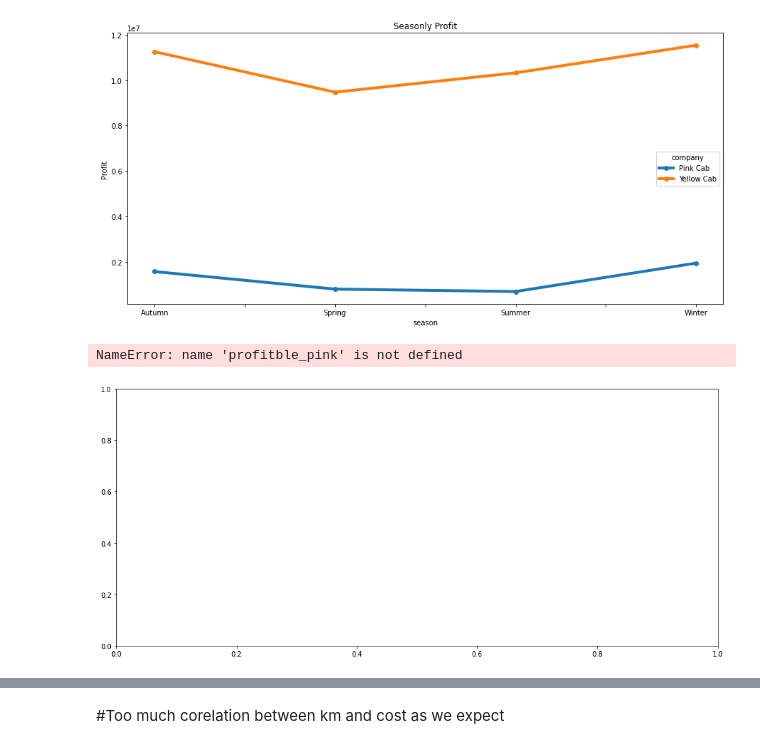
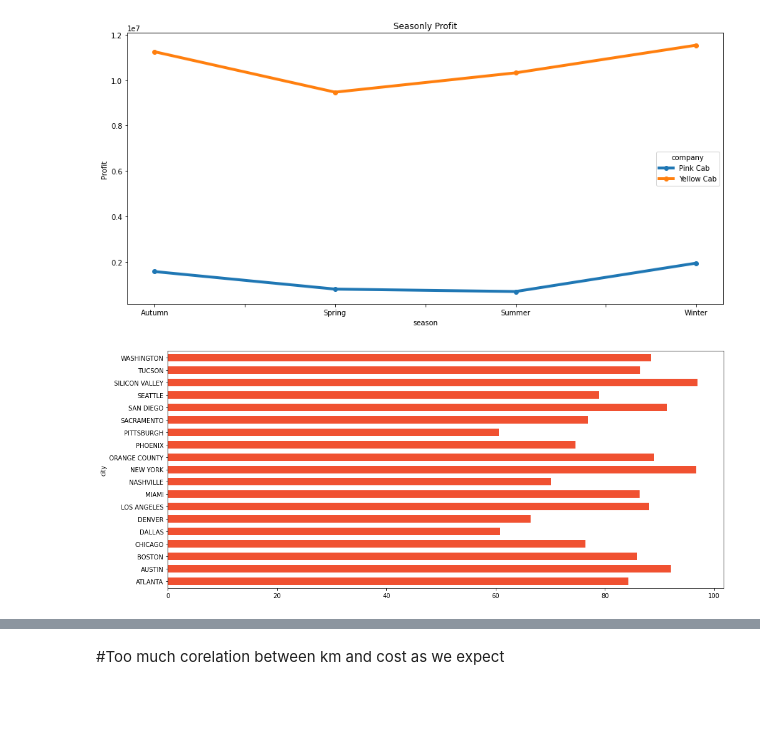
Before and after one commit to Ecevitt/Data_Glacier_Assignments, a Jupyter notebook: week-02/Eda-for-Cab_invesment.ipynb, the cells around one changed output, grey strips where cells are left out. Drawn from its saved outputs; the diff is of its cells as text; code cells hidden in the pictures; blank space fills up the shorter version.

```diff
--- a/week-02/Eda-for-Cab_invesment.ipynb
+++ b/week-02/Eda-for-Cab_invesment.ipynb
@@ -543,10 +543,9 @@ df[df["year"]!=2019].groupby(["season","company"]).sum()["profit"].unstack().plo
 [figure]
 # %%
 fig, ax = plt.subplots(figsize=(16, 7))
-profitble_pink["transaction_id"].plot(ax=ax,kind="barh",color="#f05131",width=0.6);
+profitable_pink["transaction_id"].plot(ax=ax,kind="barh",color="#f05131",width=0.6);
 # %% [output]
-NameError: name 'profitble_pink' is not defined
-[figure, old version]
+[figure, new version]
 # %%
 fig, ax = plt.subplots(figsize=(16, 7))
 profitble_yellow["transaction_id"].plot(ax=ax,kind="barh",color="yellow",width=0.6);
```
Also changed, not shown: parts of 28 cells of this notebook.
